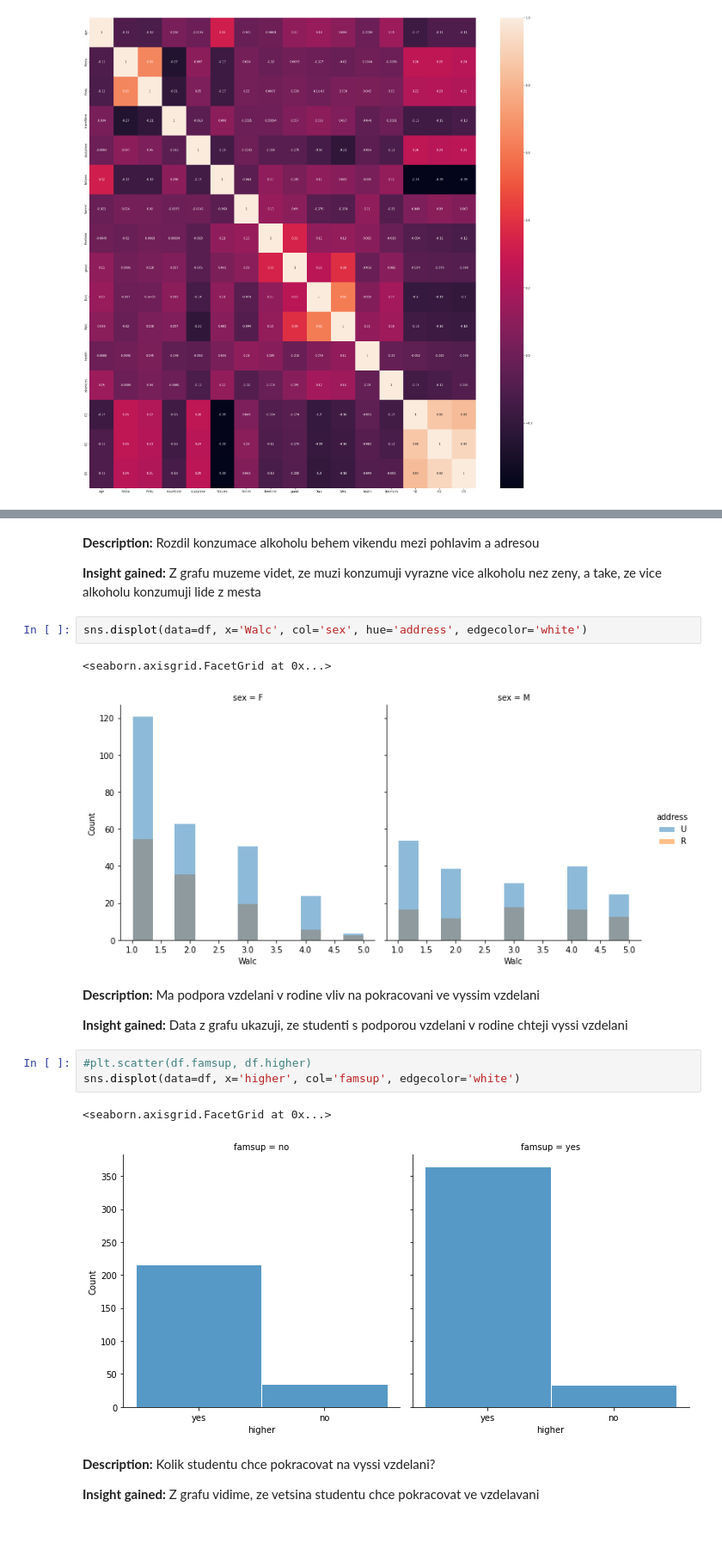
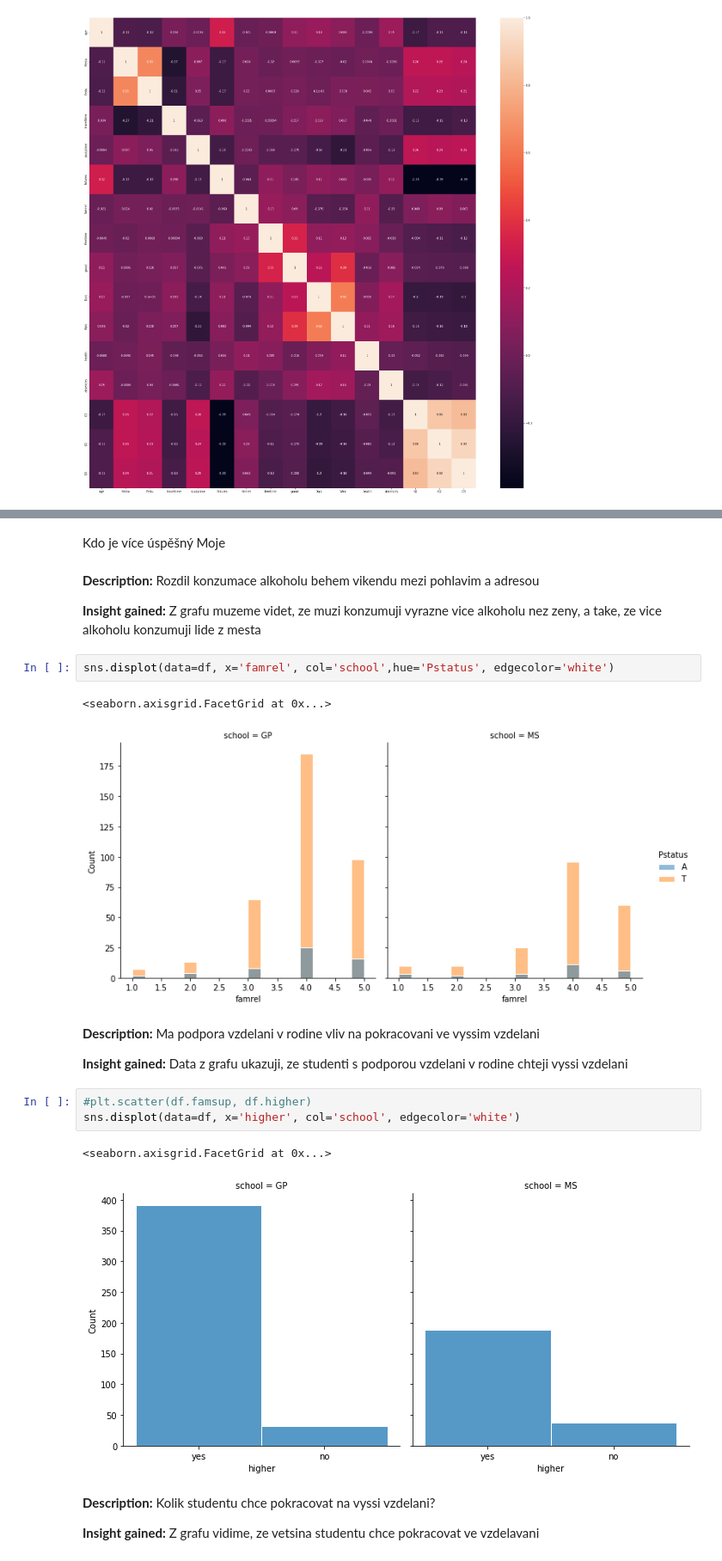
Before and after one commit to Stalkerar/ALG-II-Semestr-prace, a Jupyter notebook: EDA_proj_VON0074.ipynb, the cells around one changed output, grey strips where cells are left out. Shown: that part at 86% size. Drawn from its saved outputs; the diff is of its cells as text; blank space fills up the shorter version.

```diff
--- a/EDA_proj_VON0074.ipynb
+++ b/EDA_proj_VON0074.ipynb
@@ -172,22 +170,24 @@ sns.boxplot(x="sex", y="Dalc", data=df)
+# %% [markdown]
+Kdo je více úspěšný Moje
 # %% [markdown]
 **Description:** Rozdil konzumace alkoholu behem vikendu mezi pohlavim a adresou
 
 **Insight gained:** Z grafu muzeme videt, ze muzi konzumuji vyrazne vice alkoholu nez zeny, a take, ze vice alkoholu konzumuji lide z mesta
 # %%
-sns.displot(data=df, x='Walc', col='sex', hue='address', edgecolor='white')
+sns.displot(data=df, x='famrel', col='school',hue='Pstatus', edgecolor='white')
 # %% [output]
 <seaborn.axisgrid.FacetGrid at 0x...>
-[figure, old version]
+[figure, new version]
 # %% [markdown]
 **Description:** Ma podpora vzdelani v rodine vliv na pokracovani ve vyssim vzdelani
 
 **Insight gained:** Data z grafu ukazuji, ze studenti s podporou vzdelani v rodine chteji vyssi vzdelani
 # %%
 #plt.scatter(df.famsup, df.higher)
-sns.displot(data=df, x='higher', col='famsup', edgecolor='white')
+sns.displot(data=df, x='higher', col='school', edgecolor='white')
 # %% [output]
 <seaborn.axisgrid.FacetGrid at 0x...>
-[figure, old version]
+[figure, new version]
 # %% [markdown]
 **Description:** Kolik studentu chce pokracovat na vyssi vzdelani?
 
```
Also changed, not shown: parts of 17 cells of this notebook.
